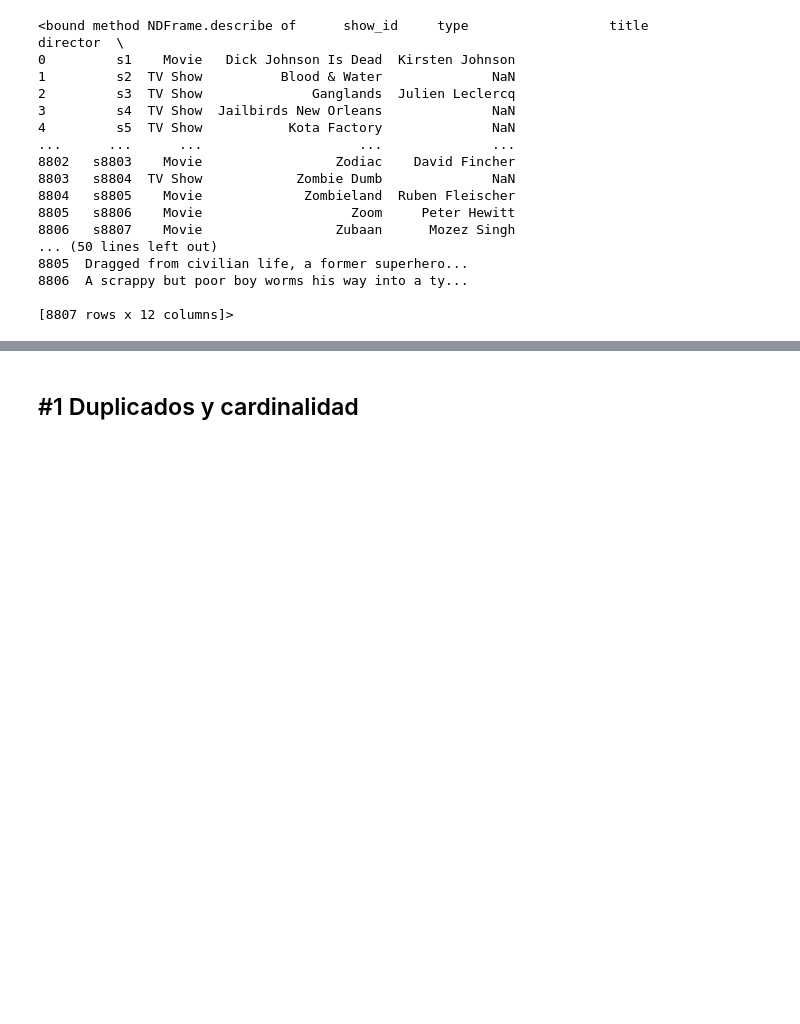
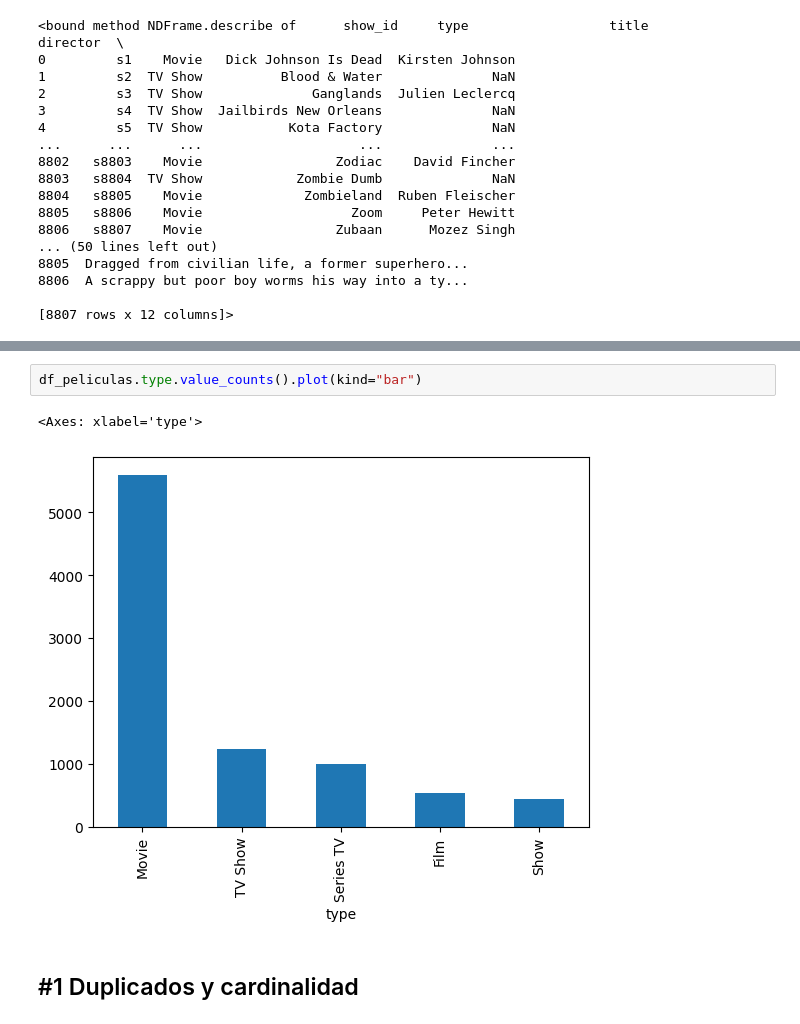
Before and after one commit to blarape/ONLINE_DS_THEBRIDGE_BL, a Jupyter notebook: 18_Practica_Obligatoria_ETL.ipynb, the cells around one changed output, grey strips where cells are left out. Saved outputs shown, nothing was run; the diff lists cells and outputs as text; blank space fills up the shorter version.

```diff
--- a/18_Practica_Obligatoria_ETL.ipynb
+++ b/18_Practica_Obligatoria_ETL.ipynb
@@ -76,3 +92,8 @@ df_peliculas.describe
+# %%
+df_peliculas.type.value_counts().plot(kind="bar")
+# %% [output]
+<Axes: xlabel='type'>
+[figure, added]
 # %% [markdown]
 ## #1 Duplicados y cardinalidad
 # %% [markdown]
```
Also changed, not shown: parts of 14 cells of this notebook.
